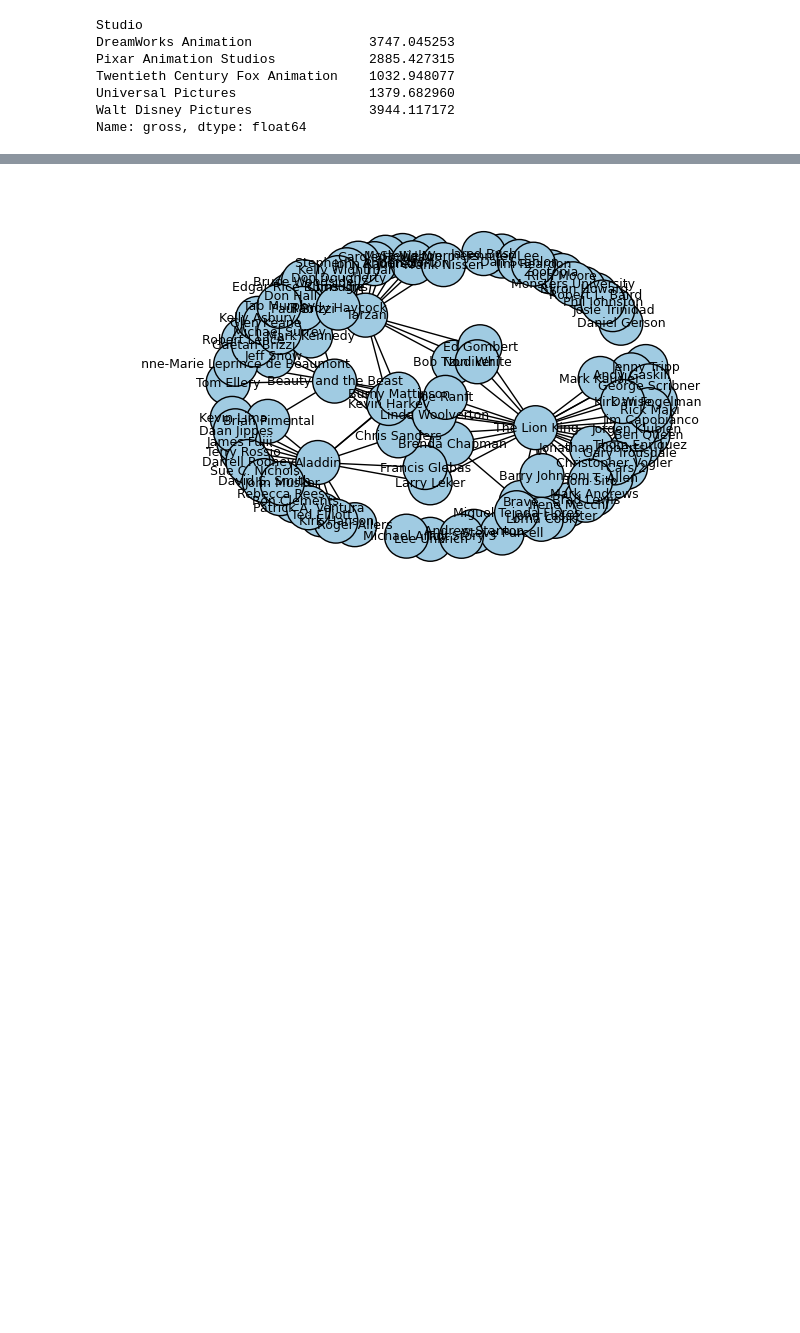
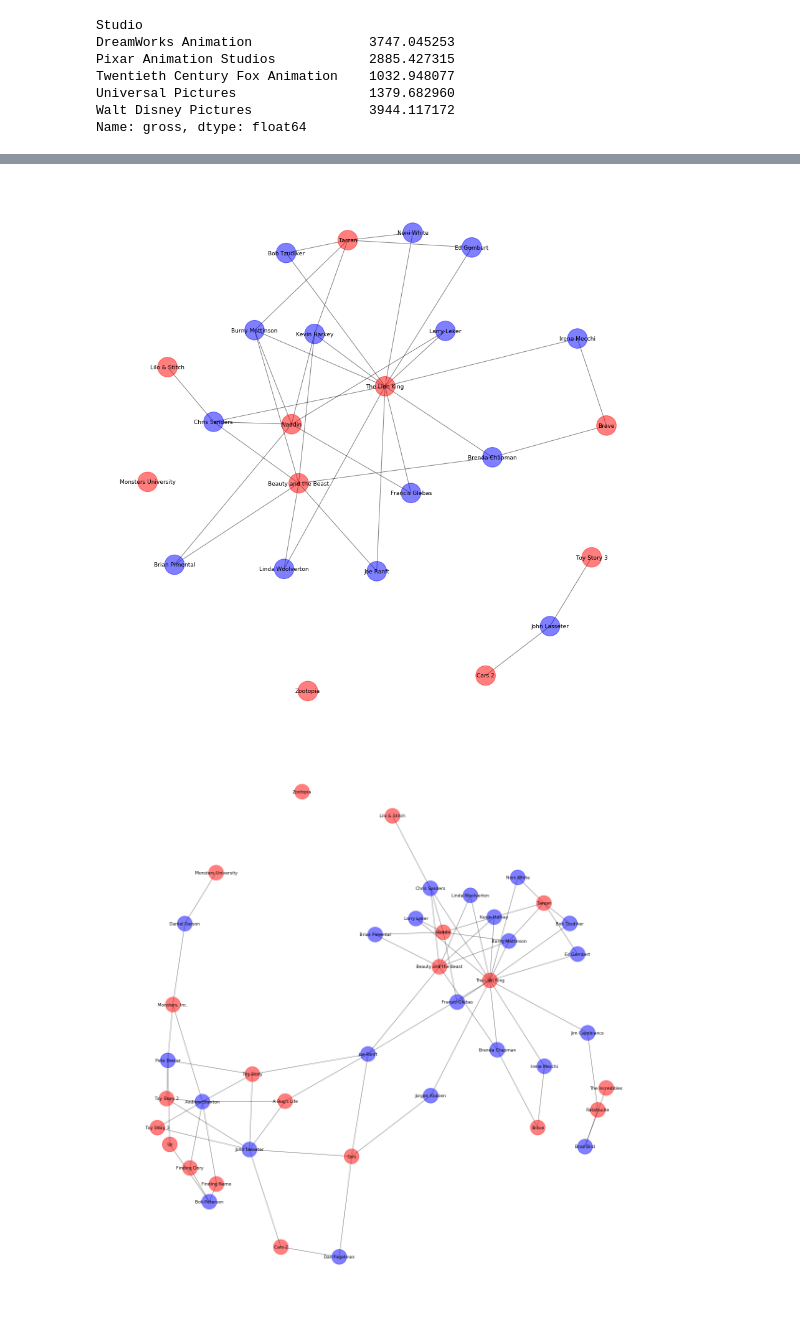
Before and after one commit to irenium/IMDB_scraping, a Jupyter notebook: Bokeh Plots.ipynb, the cells around one changed output, grey strips where cells are left out. Saved outputs shown, nothing was run; the diff lists cells and outputs as text; code cells hidden in the pictures; blank space fills up the shorter version.

```diff
--- a/Bokeh Plots.ipynb
+++ b/Bokeh Plots.ipynb
@@ -156,11 +188,17 @@ nx.draw(G,pos,node_color='#A0CBE2', node_size=1000, width=1,edge_cmap=plt.cm.Blu
 # %%
-D=nx.Graph()
-for title, writers_list in disney_dict.iteritems():
-    D.add_node(title)
-    for writer in writers_list:
-        D.add_edge(writer, title)
+D=make_network_graph(disney_dict)
 pos=nx.spring_layout(D)
-nx.draw(D,pos,node_color='#A0CBE2', node_size=1000, width=1,edge_cmap=plt.cm.Blues, font_size=9, with_labels=True)
+plt.figure(3,figsize=(12,12))
+nx.draw(D,pos,node_color=get_colors(D), node_size=1000, width=1,edge_cmap=plt.cm.Blues,
+        alpha=0.5, font_size=9, with_labels=True)
 # %% [output]
-[figure, old version]
+[figure, new version]
+# %%
+PD=make_network_graph(pixardisney_dict, degree_to_trim=1)
+pos=nx.spring_layout(PD, k=0.1)
+plt.figure(3,figsize=(16,16))
+nx.draw(PD, pos,node_color=get_colors(PD), node_size=1000, width=1,edge_cmap=plt.cm.Blues,
+        alpha=0.5, font_size=9, with_labels=True)
+# %% [output]
+[figure, added]
 # %%
```
Also changed, not shown: parts of 7 cells of this notebook.
